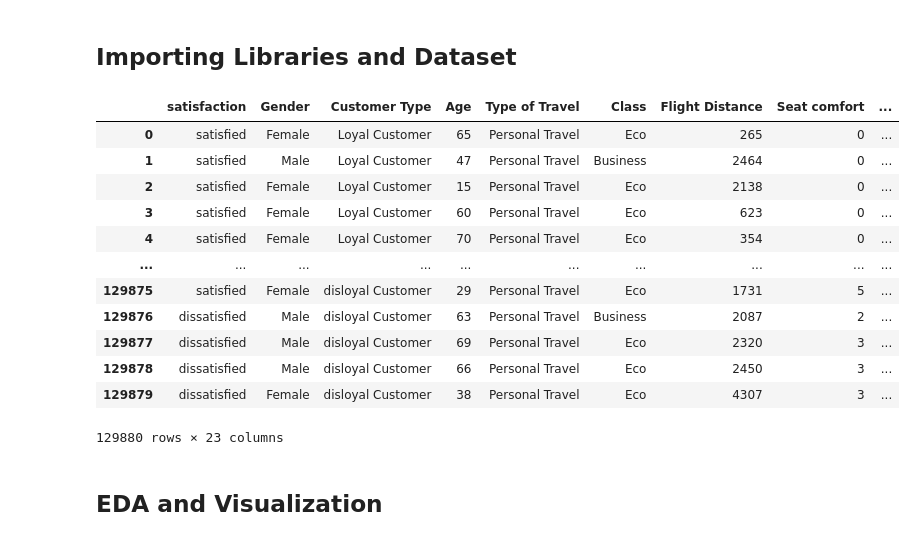
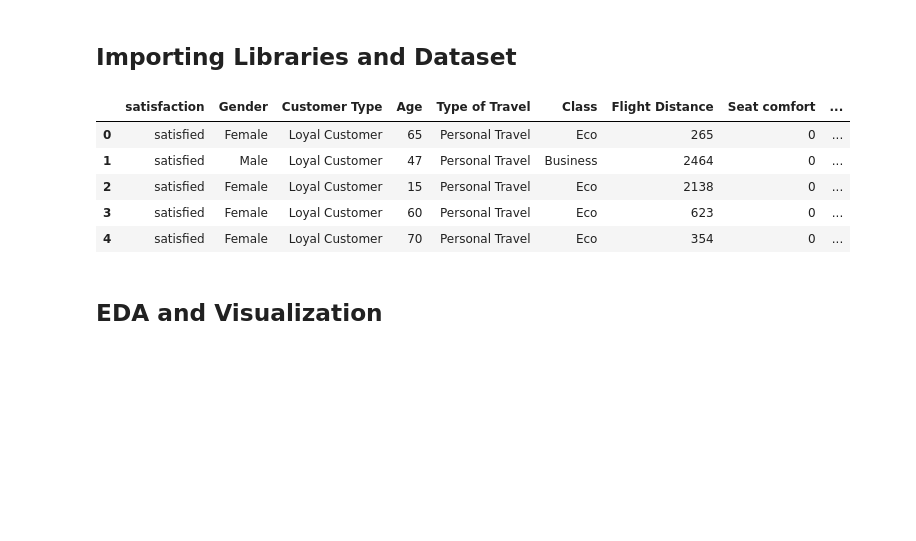
Before and after one commit to bimarshak7/learn_ml, a Jupyter notebook: iCES_Classification.ipynb, the cells around one changed output. Saved outputs shown, nothing was run; the diff lists cells and outputs as text; code cells hidden in the pictures; blank space fills up the shorter version.

```diff
--- a/iCES_Classification.ipynb
+++ b/iCES_Classification.ipynb
@@ -20,20 +49,13 @@ import seaborn as sn
 # %%
 df=pd.read_csv('/content/drive/My Drive/datasets/Invistico_Airline.csv')
-df
+df.head()
 # %% [output]
 |  | satisfaction | Gender | Customer Type | Age | Type of Travel | Class | Flight Distance | Seat comfort | ... |
 | 0 | satisfied | Female | Loyal Customer | 65 | Personal Travel | Eco | 265 | 0 | ... |
 | 1 | satisfied | Male | Loyal Customer | 47 | Personal Travel | Business | 2464 | 0 | ... |
 | 2 | satisfied | Female | Loyal Customer | 15 | Personal Travel | Eco | 2138 | 0 | ... |
 | 3 | satisfied | Female | Loyal Customer | 60 | Personal Travel | Eco | 623 | 0 | ... |
 | 4 | satisfied | Female | Loyal Customer | 70 | Personal Travel | Eco | 354 | 0 | ... |
-| ... | ... | ... | ... | ... | ... | ... | ... | ... | ... |
-| 129875 | satisfied | Female | disloyal Customer | 29 | Personal Travel | Eco | 1731 | 5 | ... |
-| 129876 | dissatisfied | Male | disloyal Customer | 63 | Personal Travel | Business | 2087 | 2 | ... |
-| 129877 | dissatisfied | Male | disloyal Customer | 69 | Personal Travel | Eco | 2320 | 3 | ... |
-| 129878 | dissatisfied | Male | disloyal Customer | 66 | Personal Travel | Eco | 2450 | 3 | ... |
-| 129879 | dissatisfied | Female | disloyal Customer | 38 | Personal Travel | Eco | 4307 | 3 | ... |
-129880 rows × 23 columns
 # %% [markdown]
 ## EDA and Visualization
 # %%
```
Also changed, not shown: parts of 33 cells of this notebook.
